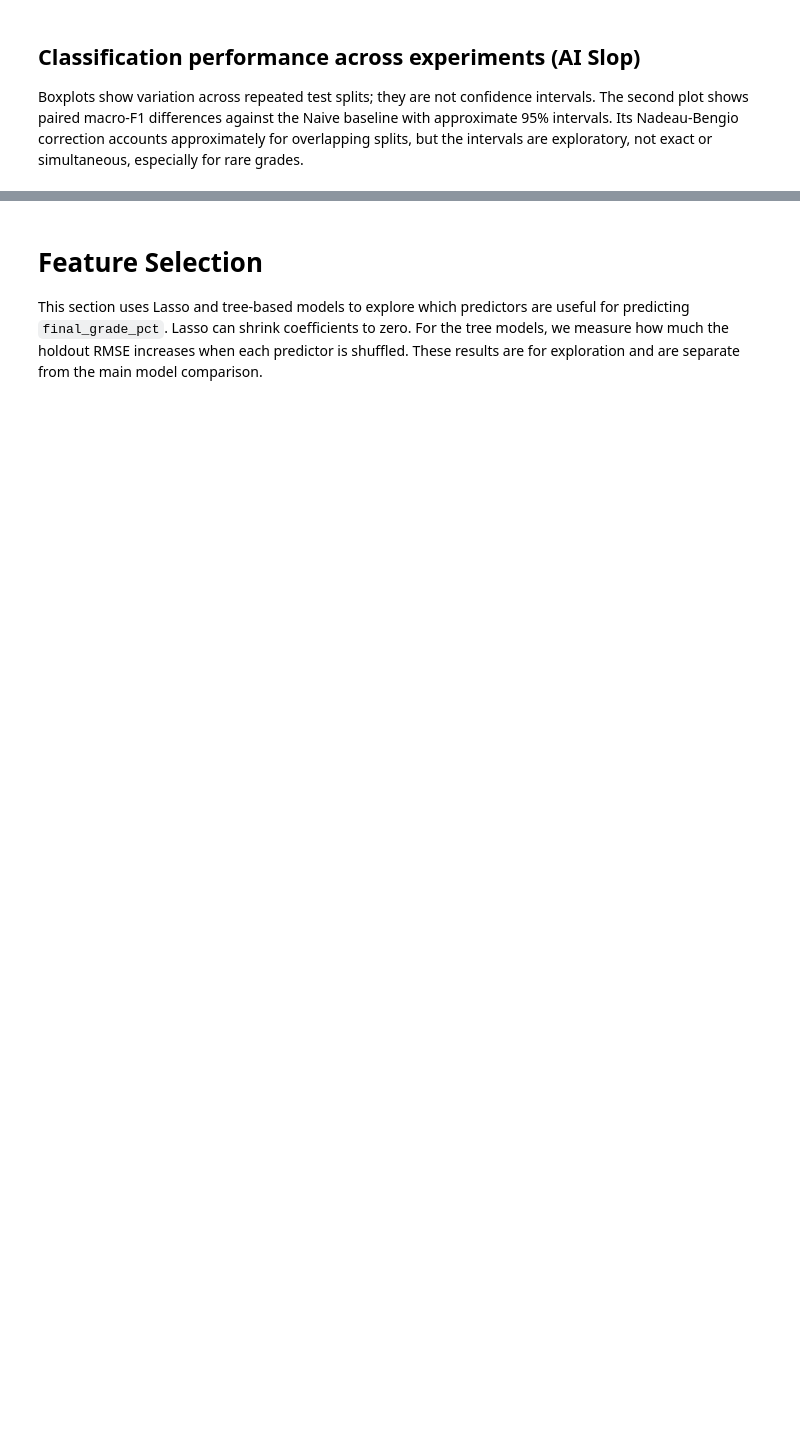
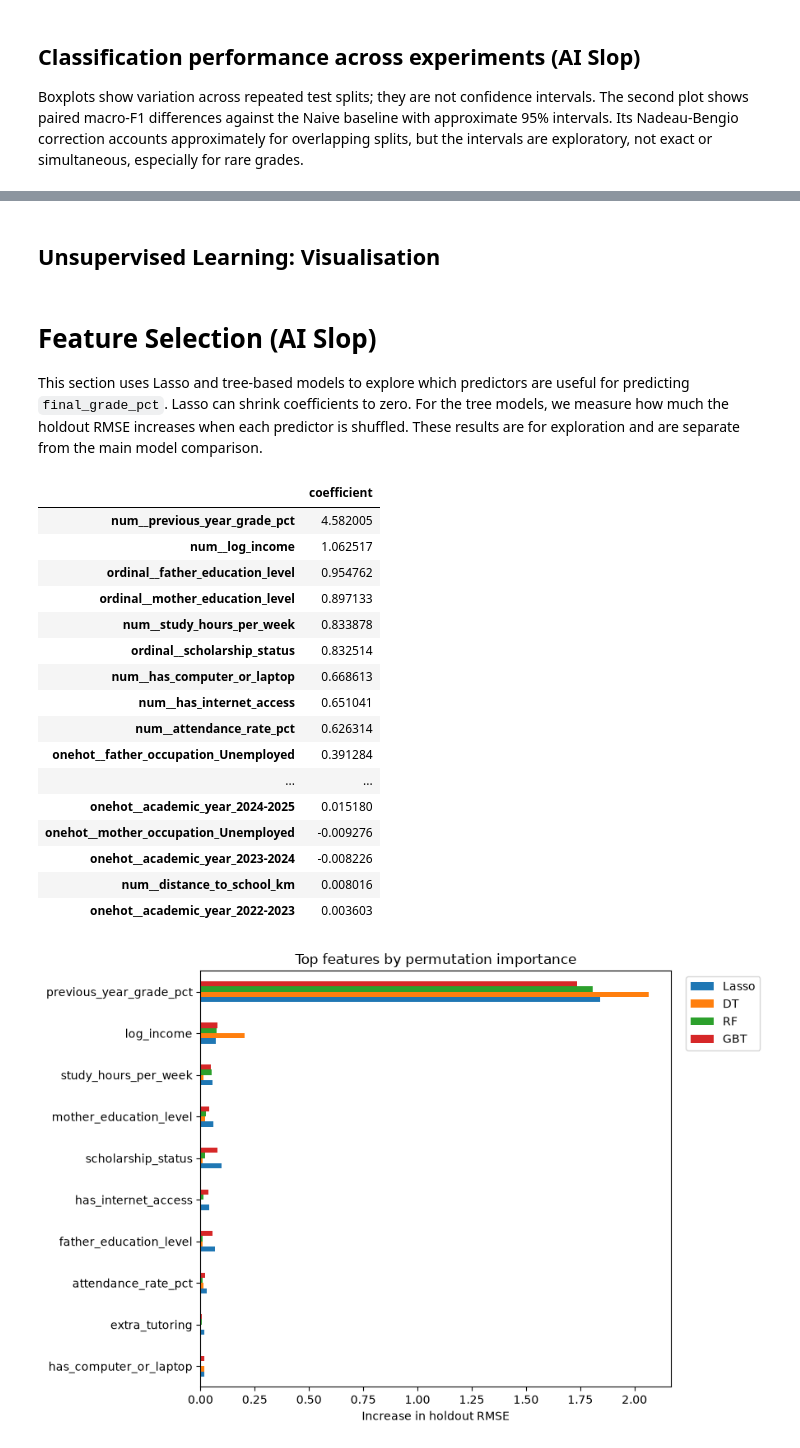
Before and after one commit to ZhangAnli/ST5227-Course-Project, a Jupyter notebook: Final Report Code/Project.ipynb, the cells around one changed output, grey strips where cells are left out. Drawn from its saved outputs; the diff is of its cells as text; code cells hidden in the pictures; blank space fills up the shorter version.

Commit message:
Setup unsupervised and feature selection

```diff
--- a/Final Report Code/Project.ipynb
+++ b/Final Report Code/Project.ipynb
@@ -727,0 +908,2 @@ Dimensionality Reduction (PCA) / Clustering (K-means)
+# %% [markdown]
+## Unsupervised Learning: Visualisation
@@ -728,5 +973,5 @@ Dimensionality Reduction (PCA) / Clustering (K-means)
 # %% [markdown]
-# Feature Selection
+# Feature Selection (AI Slop)
 
 This section uses Lasso and tree-based models to explore which predictors are useful for predicting `final_grade_pct`. Lasso can shrink coefficients to zero. For the tree models, we measure how much the holdout RMSE increases when each predictor is shuffled. These results are for exploration and are separate from the main model comparison.
 # %%
@@ -785,30 +1030,50 @@ for name, (pipeline, grid) in feature_selection_models.items():
 
 lasso_pipeline = feature_selection_searches['Lasso'].best_estimator_
 lasso_coefficients = pd.Series(
     lasso_pipeline.named_steps['model'].coef_,
     index=lasso_pipeline.named_steps['prep'].get_feature_names_out()
 )
 lasso_selected_features = lasso_coefficients[lasso_coefficients != 0].sort_values(
     key=abs, ascending=False
 )
 display(lasso_selected_features.to_frame('coefficient'))
 
 feature_importance = {}
 for name, search in feature_selection_searches.items():
     result = permutation_importance(
         search.best_estimator_, X_feature_holdout, Y_feature_holdout,
         scoring='neg_root_mean_squared_error', n_repeats=5,
         random_state=0, n_jobs=-1
     )
     feature_importance[name] = pd.Series(
         result.importances_mean, index=PREDICTOR_COLS
     )
 
 feature_importance = pd.DataFrame(feature_importance)
 top_features = feature_importance.mean(axis=1).nlargest(10).index
 feature_importance = feature_importance.loc[top_features].sort_values('RF')
 feature_importance.plot.barh(figsize=(9, 6))
 plt.xlabel('Increase in holdout RMSE')
 plt.title('Top features by permutation importance')
+plt.legend(loc='upper left', bbox_to_anchor=(1.02, 1))
 plt.tight_layout()
 plt.show()
+# %% [output]
+|  | coefficient |
+| num__previous_year_grade_pct | 4.582005 |
+| num__log_income | 1.062517 |
+| ordinal__father_education_level | 0.954762 |
+| ordinal__mother_education_level | 0.897133 |
+| num__study_hours_per_week | 0.833878 |
+| ordinal__scholarship_status | 0.832514 |
+| num__has_computer_or_laptop | 0.668613 |
+| num__has_internet_access | 0.651041 |
+| num__attendance_rate_pct | 0.626314 |
+| onehot__father_occupation_Unemployed | 0.391284 |
+| ... | ... |
+| onehot__academic_year_2024-2025 | 0.015180 |
+| onehot__mother_occupation_Unemployed | -0.009276 |
+| onehot__academic_year_2023-2024 | -0.008226 |
+| num__distance_to_school_km | 0.008016 |
+| onehot__academic_year_2022-2023 | 0.003603 |
+[figure, added]
```
Also changed, not shown: parts of 8 cells of this notebook, 1 other file.
